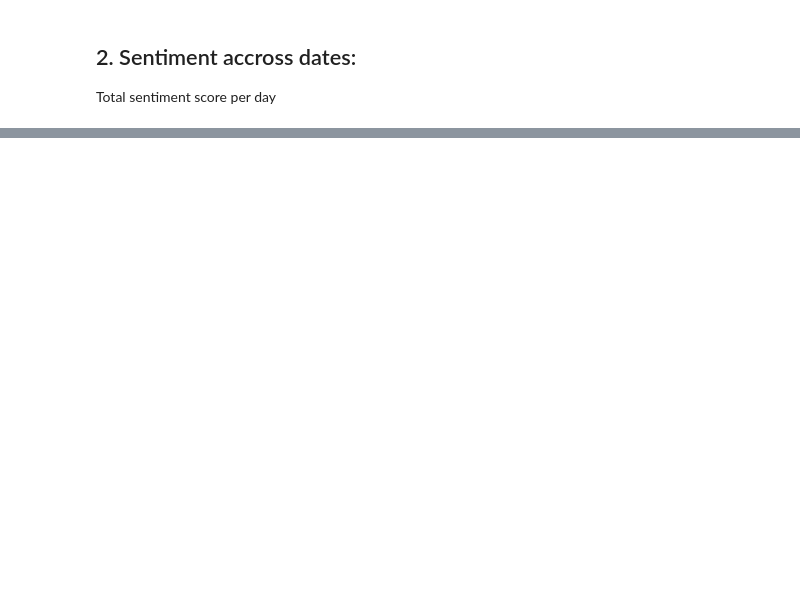
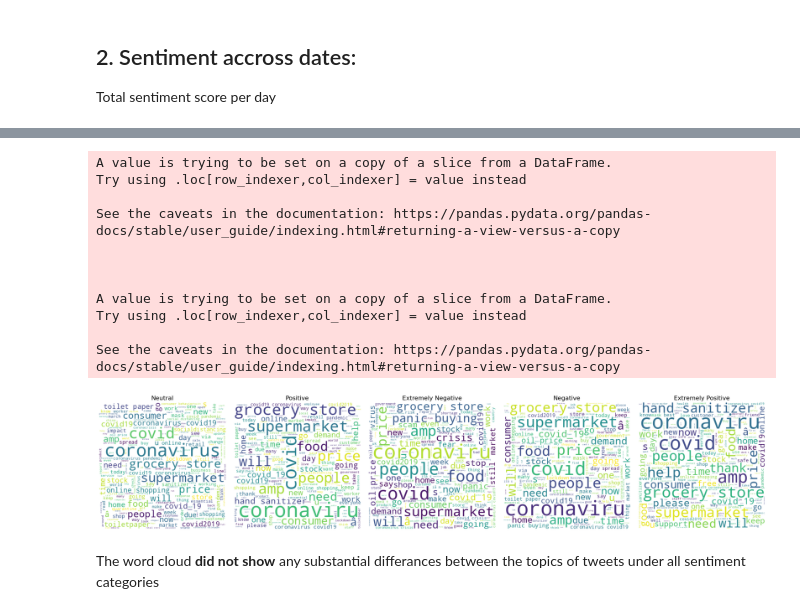
Before and after one commit to motimol/adv_dl_project, a Jupyter notebook: part_a.ipynb, the cells around one changed output, grey strips where cells are left out. Drawn from its saved outputs; the diff is of its cells as text; code cells hidden in the pictures; blank space fills up the shorter version.

```diff
--- a/part_a.ipynb
+++ b/part_a.ipynb
@@ -173,0 +185,2 @@ fig.show()
+# %%
+word_cloud_df = train_df[["OriginalTweet", "Sentiment"]]
@@ -173,0 +196,60 @@ fig.show()
+# %%
+import pandas as pd
+from wordcloud import WordCloud
+import matplotlib.pyplot as plt
+
+# Sample DataFrame
+
+
+# Optional: lowercasing and basic cleaning
+word_cloud_df['clean_text'] = word_cloud_df['OriginalTweet'].str.lower()
+
+# Unique sentiments
+sentiments = word_cloud_df['Sentiment'].unique()
+to_remove = "http"
+
+def delete_words_with_http(text, to_remove):
+
+    if not isinstance(text, str): # בדיקה שהקלט הוא מחרוזת (למקרה של ערכי NaN וכו')
+        return text
+
+    words = text.split() # פיצול הטקסט למילים (מטפל גם ברווחים כפולים)
+
+    # יצירת רשימה חדשה של מילים, ללא המילים שמכילות את רצף האותיות
+    kept_words = [word for word in words if to_remove not in word]
+
+    return ' '.join(kept_words) # חיבור המילים הנותרות בחזרה למחרוזת עם רווחים בודדים
+
+word_cloud_df['clean_text'] = word_cloud_df['clean_text'].apply(lambda x: delete_words_with_http(x, to_remove))
+
+# Plot word clouds
+fig, axs = plt.subplots(1, len(sentiments), figsize=(5 * len(sentiments), 5))
+
+if len(sentiments) == 1:
+    axs = [axs]  # make iterable
+
+for i, sentiment in enumerate(sentiments):
+    text_blob = " ".join(word_cloud_df[word_cloud_df['Sentiment'] == sentiment]['clean_text'])
+    wordcloud = WordCloud(width=400, height=400, background_color='white', colormap='viridis').generate(text_blob)
+
+    axs[i].imshow(wordcloud, interpolation='bilinear')
+    axs[i].set_title(sentiment, fontsize=16)
+    axs[i].axis('off')
+
+plt.tight_layout()
+plt.show()
+# %% [output]
+A value is trying to be set on a copy of a slice from a DataFrame.
+Try using .loc[row_indexer,col_indexer] = value instead
+
+See the caveats in the documentation: https://pandas.pydata.org/pandas-docs/stable/user_guide/indexing.html#returning-a-view-versus-a-copy
+
+
+
+A value is trying to be set on a copy of a slice from a DataFrame.
+Try using .loc[row_indexer,col_indexer] = value instead
+
+See the caveats in the documentation: https://pandas.pydata.org/pandas-docs/stable/user_guide/indexing.html#returning-a-view-versus-a-copy
+[figure, added]
+# %% [markdown]
+The word cloud **did not show** any substantial differances between the topics of tweets under all sentiment categories
```
Also changed, not shown: parts of 10 cells of this notebook.
